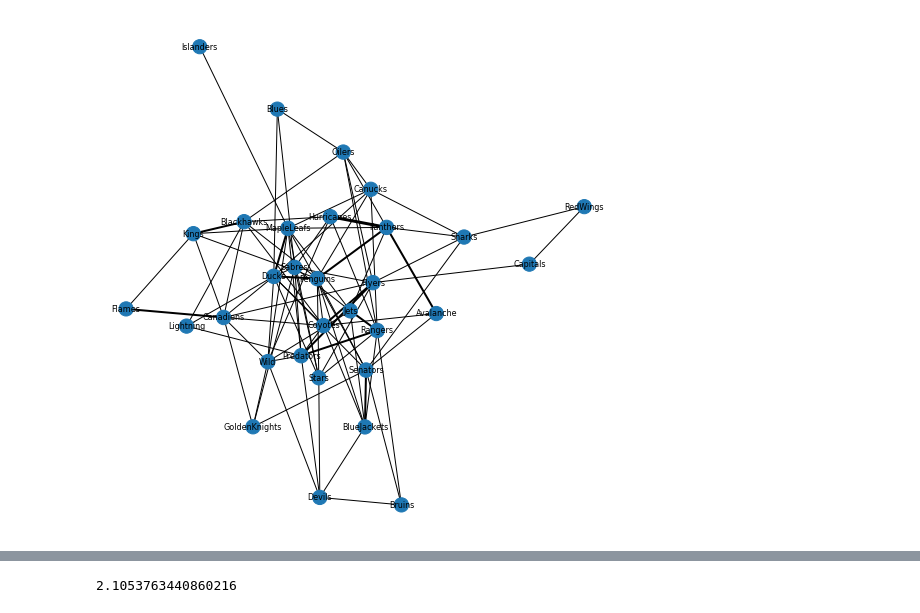
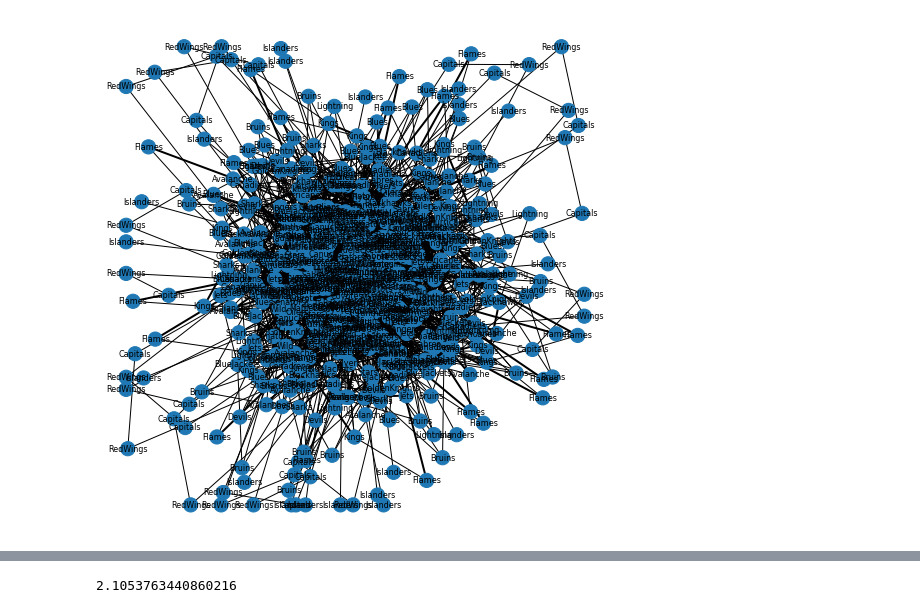
Before and after one commit to d141/590FP, a Jupyter notebook: nhl_transaction_network.ipynb, the cells around one changed output, grey strips where cells are left out. Saved outputs shown, nothing was run; the diff lists cells and outputs as text; code cells hidden in the pictures.

Commit message:
Add files via upload
Working on visualizations
Made dictionary of last 20 years of trades

```diff
--- a/nhl_transaction_network.ipynb
+++ b/nhl_transaction_network.ipynb
@@ -148,11 +110,35 @@ network_dict['2018 - 2019']
 # %%
 #Construct the graph
 #Edge weights correspond to number of transactions
-G = nx.Graph()
 
-for team in teams.keys():
-  G.add_node(team)
+networks_by_year = {}
+year=2010
+for i in range(10):
+  season_string=f"{year + i} - {year + 1 + i}"
 
-for team_A in network_dict["2018 - 2019"].keys():
-  for team_B in network_dict["2018 - 2019"][team_A].keys():
-    G.add_edge(team_A, team_B, weight=network_dict["2018 - 2019"][team_A][team_B])
+  G = nx.Graph()
+
+  for team in teams.keys():
+    G.add_node(team)
+
+  for team_A in network_dict[season_string].keys():
+    for team_B in network_dict[season_string][team_A].keys():
+      G.add_edge(team_A, team_B, weight=network_dict[season_string][team_A][team_B])
+  G.remove_nodes_from(list(nx.isolates(G)))
+  networks_by_year[season_string] = G
+# %%
+fig, axes = plt.subplots(nrows=2, ncols=5)
+fig.set_size_inches(36, 36)
+ax = axes.flatten()
+
+i=0
+for network in networks_by_year:
+  d = dict(networks_by_year[network].degree)
+
+  pos = nx.spring_layout(networks_by_year[network])
+  nx.draw(networks_by_year[network],ax=ax[i], nodelist=d.keys(), width=[weight for weight in weights], node_size=[v+2 * 100 for v in d.values()], with_labels=True,font_color='k',font_size=8)
+  ax[i].set_axis_off()
+  ax[i].set_title(network)
+  i+=1
+
+plt.savefig('nhl_networks_10-20.png')
@@ -159,12 +151,12 @@ for team_A in network_dict["2018 - 2019"].keys():
 # %%
 plt.figure(figsize=(7,7))
 
-d = dict(G.degree)
-weights = nx.get_edge_attributes(G,'weight').values()
+for network in networks_by_year:
 
+  d = dict(networks_by_year[network].degree)
+  weights = nx.get_edge_attributes(networks_by_year[network],'weight').values()
 
-#nx.draw_networkx_edge_labels(G, pos=nx.spring_layout(G))
-nx.draw(G, nodelist=d.keys(), width=[weight for weight in weights], node_size=[v+2 * 100 for v in d.values()], with_labels=True,font_color='k',font_size=8)
+  nx.draw(networks_by_year[network], nodelist=d.keys(), width=[weight for weight in weights], node_size=[v+2 * 100 for v in d.values()], with_labels=True,font_color='k',font_size=8)
 plt.show()
 # %% [output]
-[figure, old version]
+[figure, new version]
```
Also changed, not shown: parts of 6 cells of this notebook.
